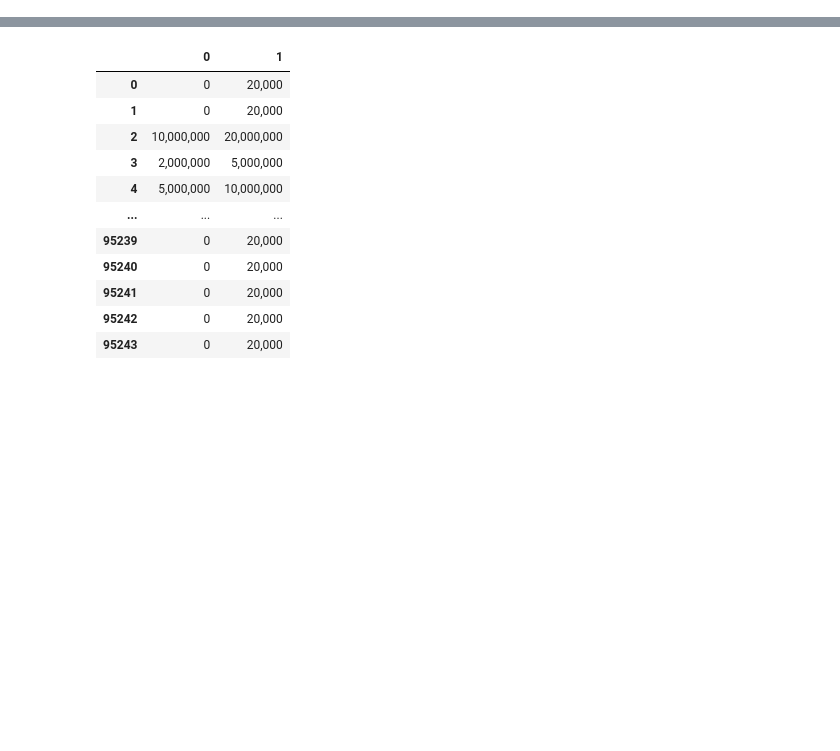
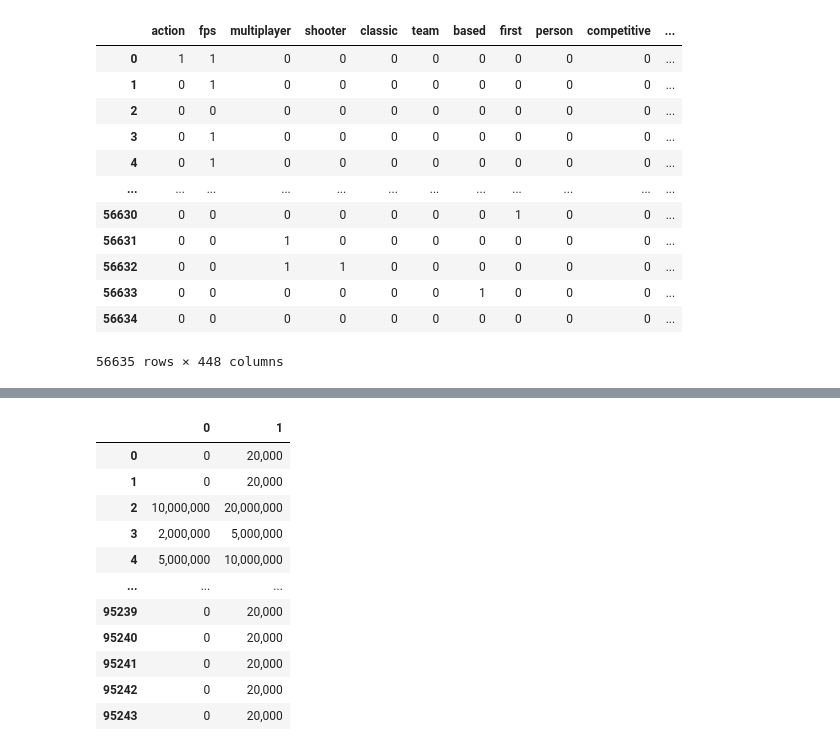
Before and after one commit to SarahZ22/Steam_Data_Analysis, a Jupyter notebook: cleaning_final_project_data.ipynb, the cells around one changed output, grey strips where cells are left out. Cells and saved outputs as stored; diff of their text form; code cells hidden in the pictures; blank space fills up the shorter version.

```diff
--- a/cleaning_final_project_data.ipynb
+++ b/cleaning_final_project_data.ipynb
@@ -15,0 +136,17 @@ steam_data.head()
+# %%
+encoded_tags= pd.DataFrame(encoded_tags.toarray(), columns=count_vec.vocabulary_)
+encoded_tags
+# %% [output]
+|  | action | fps | multiplayer | shooter | classic | team | based | first | person | competitive | ... |
+| 0 | 1 | 1 | 0 | 0 | 0 | 0 | 0 | 0 | 0 | 0 | ... |
+| 1 | 0 | 1 | 0 | 0 | 0 | 0 | 0 | 0 | 0 | 0 | ... |
+| 2 | 0 | 0 | 0 | 0 | 0 | 0 | 0 | 0 | 0 | 0 | ... |
+| 3 | 0 | 1 | 0 | 0 | 0 | 0 | 0 | 0 | 0 | 0 | ... |
+| 4 | 0 | 1 | 0 | 0 | 0 | 0 | 0 | 0 | 0 | 0 | ... |
+| ... | ... | ... | ... | ... | ... | ... | ... | ... | ... | ... | ... |
+| 56630 | 0 | 0 | 0 | 0 | 0 | 0 | 0 | 1 | 0 | 0 | ... |
+| 56631 | 0 | 0 | 1 | 0 | 0 | 0 | 0 | 0 | 0 | 0 | ... |
+| 56632 | 0 | 0 | 1 | 1 | 0 | 0 | 0 | 0 | 0 | 0 | ... |
+| 56633 | 0 | 0 | 0 | 0 | 0 | 0 | 1 | 0 | 0 | 0 | ... |
+| 56634 | 0 | 0 | 0 | 0 | 0 | 0 | 0 | 0 | 0 | 0 | ... |
+56635 rows × 448 columns
```
Also changed, not shown: parts of 47 cells of this notebook, 1 other file.
